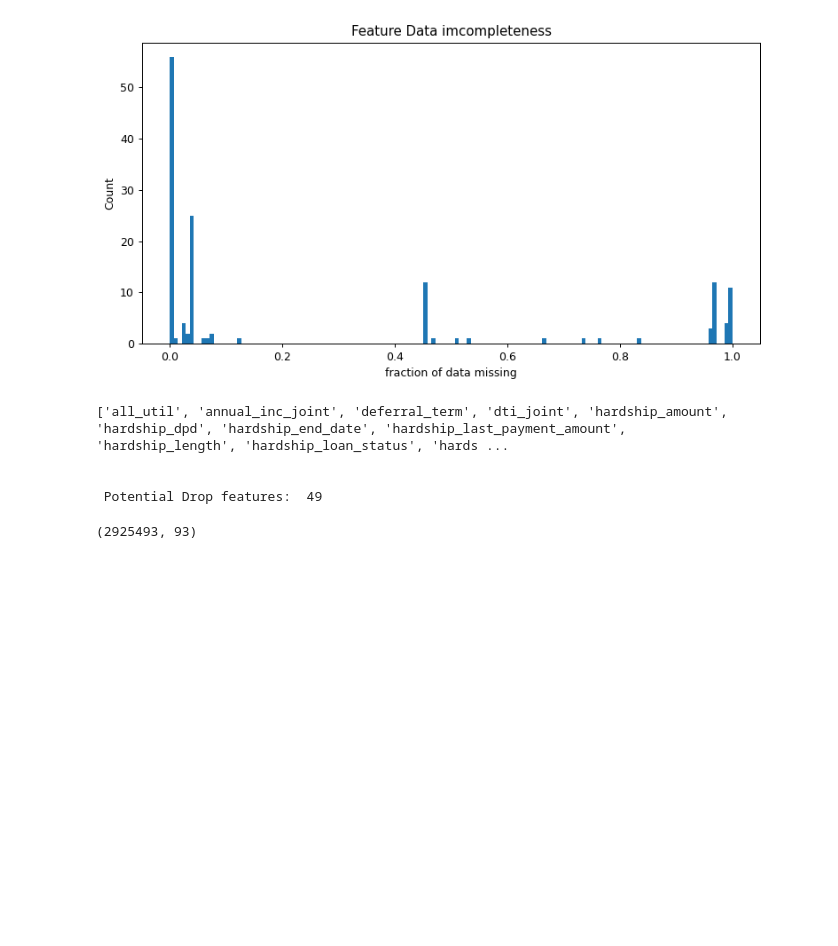
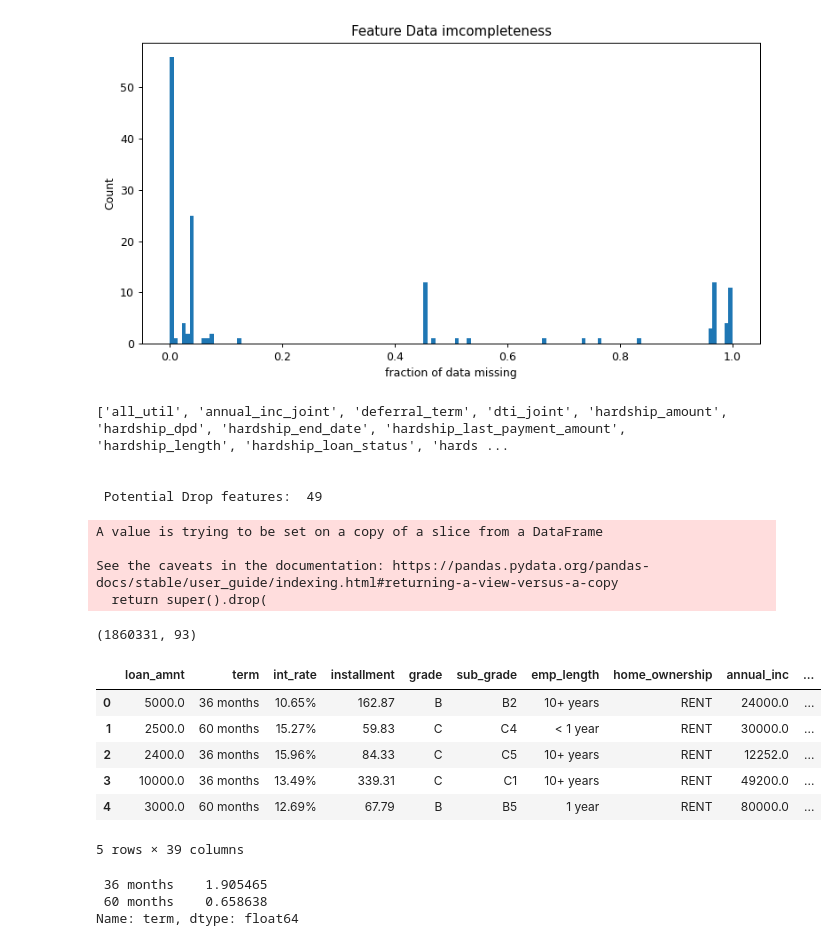
Before and after one commit to nt1983/final-project, a Jupyter notebook: load.ipynb, the cells around one changed output. Saved outputs shown, nothing was run; the diff lists cells and outputs as text; code cells hidden in the pictures; blank space fills up the shorter version.

```diff
--- a/load.ipynb
+++ b/load.ipynb
@@ -92,7 +102,21 @@ print("\n \n Potential Drop features: ", len(drop_list))
  Potential Drop features:  49
 # %%
 # drop features
-df.drop(labels= drop_list, axis=1, inplace=True)
-df.shape
+loan_status.drop(labels= drop_list, axis=1, inplace=True)
+loan_status.shape
 # %% [output]
-(2925493, 93)
+A value is trying to be set on a copy of a slice from a DataFrame
+
+See the caveats in the documentation: https://pandas.pydata.org/pandas-docs/stable/user_guide/indexing.html#returning-a-view-versus-a-copy
+  return super().drop(
+(1860331, 93)
+# %%
+df_clean.head()
+# %% [output]
+|  | loan_amnt | term | int_rate | installment | grade | sub_grade | emp_length | home_ownership | annual_inc | ... |
+| 0 | 5000.0 | 36 months | 10.65% | 162.87 | B | B2 | 10+ years | RENT | 24000.0 | ... |
+| 1 | 2500.0 | 60 months | 15.27% | 59.83 | C | C4 | < 1 year | RENT | 30000.0 | ... |
+| 2 | 2400.0 | 36 months | 15.96% | 84.33 | C | C5 | 10+ years | RENT | 12252.0 | ... |
+| 3 | 10000.0 | 36 months | 13.49% | 339.31 | C | C1 | 10+ years | RENT | 49200.0 | ... |
+| 4 | 3000.0 | 60 months | 12.69% | 67.79 | B | B5 | 1 year | RENT | 80000.0 | ... |
+5 rows × 39 columns
@@ -98,0 +128,6 @@ df.shape
+# %%
+dropped_df['term'].value_counts()/dropped_df.size*100
+# %% [output]
+ 36 months    1.905465
+ 60 months    0.658638
+Name: term, dtype: float64
```
Also changed, not shown: parts of 9 cells of this notebook, 1 other file.
